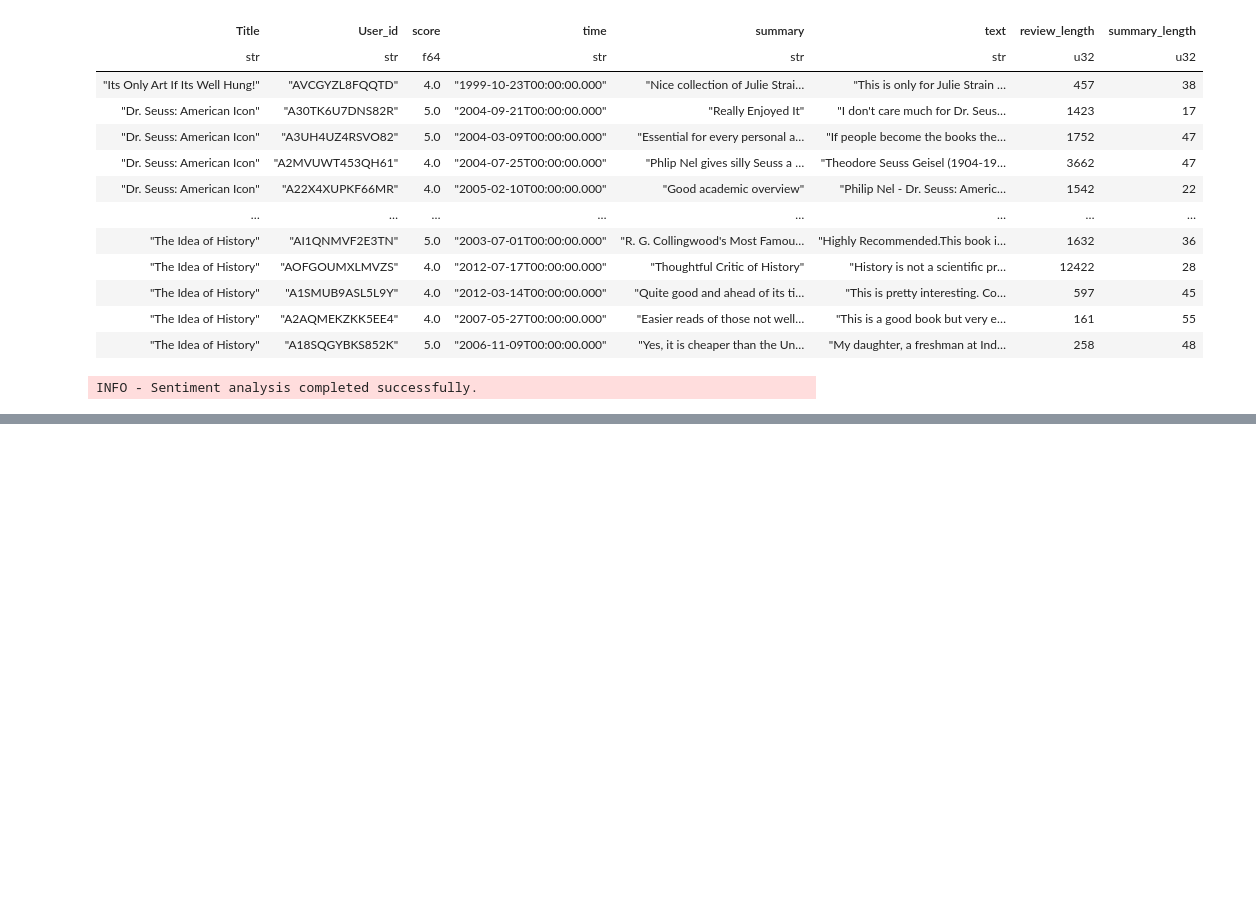
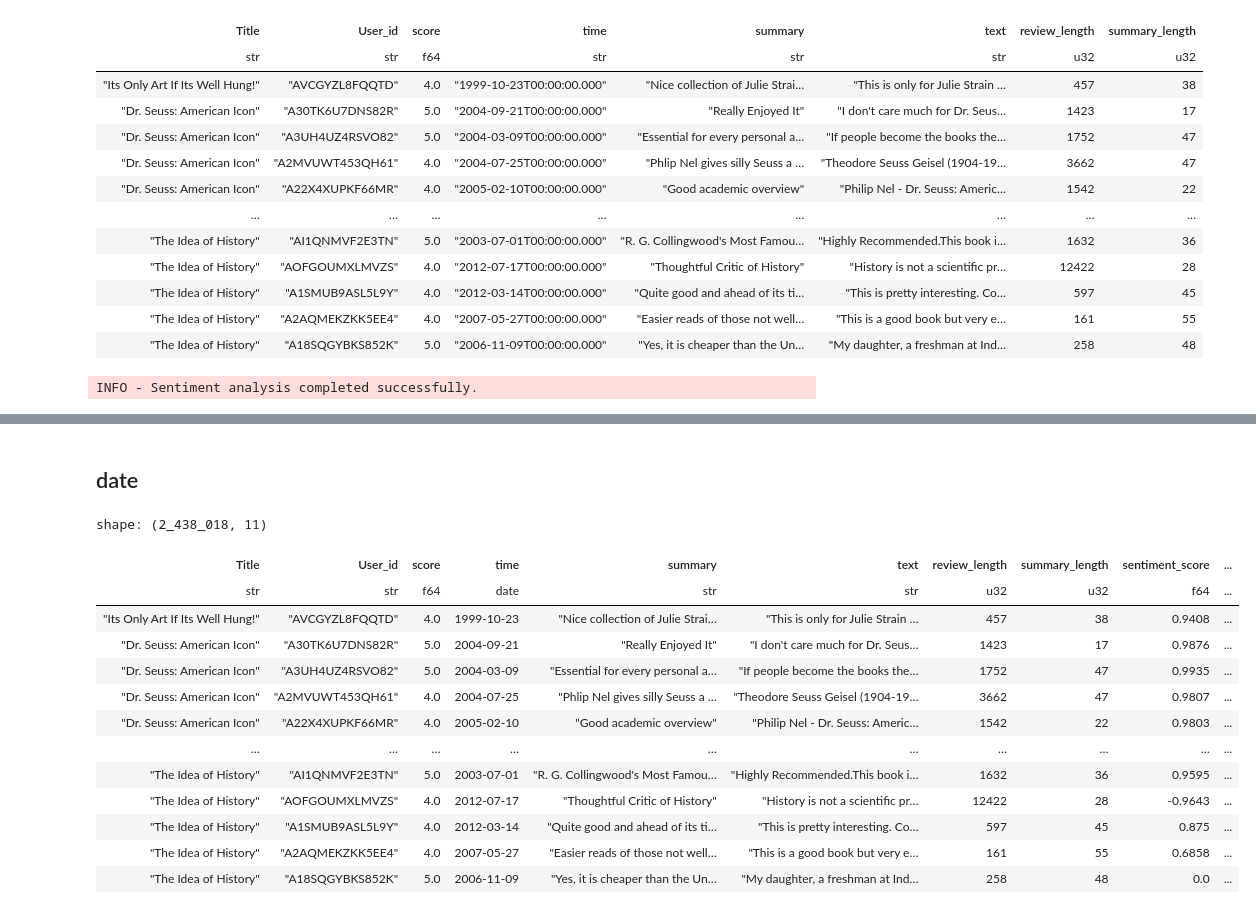
Before and after one commit to igorconsulting/book-review, a Jupyter notebook: notebooks/02_feature_engineering.ipynb, the cells around one changed output, grey strips where cells are left out. Cells and saved outputs as stored; diff of their text form; code cells hidden in the pictures; blank space fills up the shorter version.

```diff
--- a/notebooks/02_feature_engineering.ipynb
+++ b/notebooks/02_feature_engineering.ipynb
@@ -89,3 +89,40 @@ shape: (2_438_018, 9)
 | "The Idea of History" | "A1SMUB9ASL5L9Y" | 4.0 | "2012-03-14T00:00:00.000" | "Quite good and ahead of its ti… | "This is pretty interesting. Co… | 597 | 45 | 0.875 |
 | "The Idea of History" | "A2AQMEKZKK5EE4" | 4.0 | "2007-05-27T00:00:00.000" | "Easier reads of those not well… | "This is a good book but very e… | 161 | 55 | 0.6858 |
 | "The Idea of History" | "A18SQGYBKS852K" | 5.0 | "2006-11-09T00:00:00.000" | "Yes, it is cheaper than the Un… | "My daughter, a freshman at Ind… | 258 | 48 | 0.0 |
+# %% [markdown]
+## date
+# %%
+current_date = datetime.now().strftime("%Y-%m-%d")
+# %%
+# Convert the string to datetime and calculate review_age_days
+reviews = reviews.with_columns([
+    # Convert the current_date string to datetime type
+    pl.lit(current_date).str.to_datetime().cast(pl.Date).alias("current_date")
+])
+# Convert the string to datetime and calculate review_age_days
+#reviews = reviews.with_columns([
+#    # Convert the current_date string to datetime type
+#    pl.col("time").str.to_datetime().cast(pl.Date).alias("time")
+#])
+
+# Calculate the review age in days by subtracting 'time' from 'current_date'
+reviews = reviews.with_columns( review_age_days =
+    pl.col("current_date") - pl.col("time")
+)
+# %%
+reviews
+# %% [output]
+shape: (2_438_018, 11)
+| Title | User_id | score | time | summary | text | review_length | summary_length | sentiment_score | ... |
+| str | str | f64 | date | str | str | u32 | u32 | f64 | ... |
+| "Its Only Art If Its Well Hung!" | "AVCGYZL8FQQTD" | 4.0 | 1999-10-23 | "Nice collection of Julie Strai… | "This is only for Julie Strain … | 457 | 38 | 0.9408 | ... |
+| "Dr. Seuss: American Icon" | "A30TK6U7DNS82R" | 5.0 | 2004-09-21 | "Really Enjoyed It" | "I don't care much for Dr. Seus… | 1423 | 17 | 0.9876 | ... |
+| "Dr. Seuss: American Icon" | "A3UH4UZ4RSVO82" | 5.0 | 2004-03-09 | "Essential for every personal a… | "If people become the books the… | 1752 | 47 | 0.9935 | ... |
+| "Dr. Seuss: American Icon" | "A2MVUWT453QH61" | 4.0 | 2004-07-25 | "Phlip Nel gives silly Seuss a … | "Theodore Seuss Geisel (1904-19… | 3662 | 47 | 0.9807 | ... |
+| "Dr. Seuss: American Icon" | "A22X4XUPKF66MR" | 4.0 | 2005-02-10 | "Good academic overview" | "Philip Nel - Dr. Seuss: Americ… | 1542 | 22 | 0.9803 | ... |
+| … | … | … | … | … | … | … | … | … | ... |
+| "The Idea of History" | "AI1QNMVF2E3TN" | 5.0 | 2003-07-01 | "R. G. Collingwood's Most Famou… | "Highly Recommended.This book i… | 1632 | 36 | 0.9595 | ... |
+| "The Idea of History" | "AOFGOUMXLMVZS" | 4.0 | 2012-07-17 | "Thoughtful Critic of History" | "History is not a scientific pr… | 12422 | 28 | -0.9643 | ... |
+| "The Idea of History" | "A1SMUB9ASL5L9Y" | 4.0 | 2012-03-14 | "Quite good and ahead of its ti… | "This is pretty interesting. Co… | 597 | 45 | 0.875 | ... |
+| "The Idea of History" | "A2AQMEKZKK5EE4" | 4.0 | 2007-05-27 | "Easier reads of those not well… | "This is a good book but very e… | 161 | 55 | 0.6858 | ... |
+| "The Idea of History" | "A18SQGYBKS852K" | 5.0 | 2006-11-09 | "Yes, it is cheaper than the Un… | "My daughter, a freshman at Ind… | 258 | 48 | 0.0 | ... |
```
Also changed, not shown: parts of 14 cells of this notebook, 9 other files.
